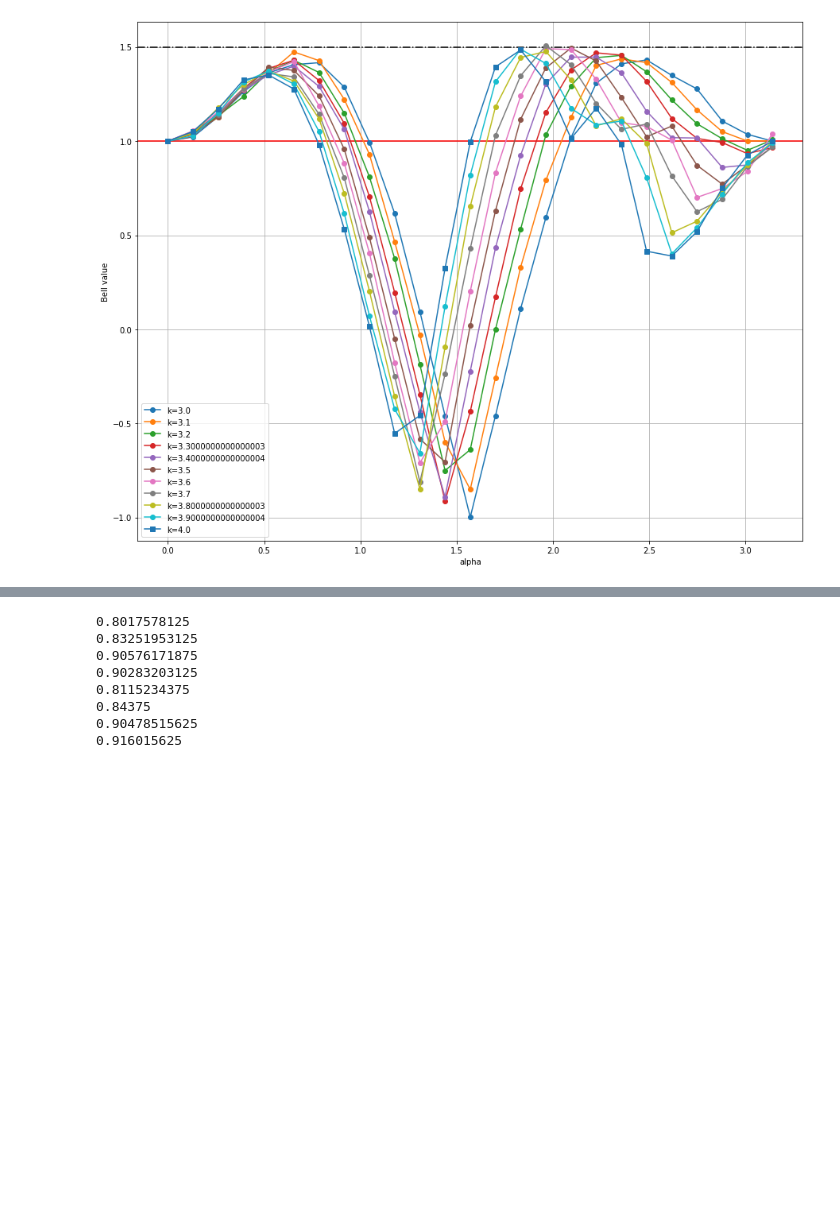
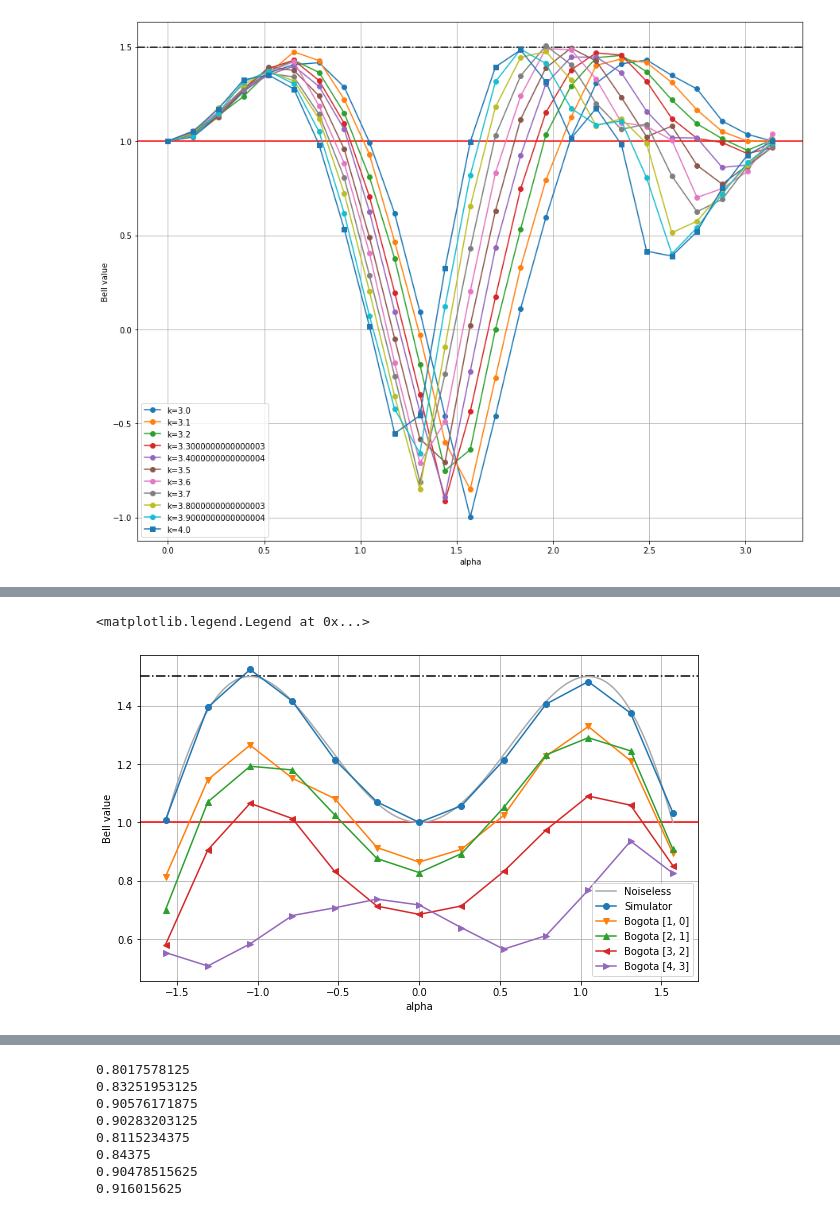
Before and after one commit to RyoKurama/BellInequality, a Jupyter notebook: Bell integrated.ipynb, the cells around one changed output, grey strips where cells are left out. Cells and saved outputs as stored; diff of their text form; code cells hidden in the pictures; blank space fills up the shorter version.

```diff
--- a/Bell integrated.ipynb
+++ b/Bell integrated.ipynb
@@ -506,0 +557,25 @@ ax3.legend()
+# %%
+# 2d plot
+fig4 = plt.figure(figsize = (10, 6))
+ax4 = plt.axes()
+
+ax4.axhline(y=1, color='r', linestyle='-')
+ax4.axhline(y=1.5, color='k', linestyle='-.')
+
+ax4.plot(x1000, z_noiseless1000, "-", color = "darkgray", label = "Noiseless")
+ax4.plot(x, z_simulator, "o-", label = "Simulator")
+#ax4.plot(x, z_edge_bogota[0], "1-", label = "Bogota [0, 1]")
+#ax4.plot(x, z_edge_bogota[1], "2-", label = "Bogota [1, 2]")
+#ax4.plot(x, z_edge_bogota[2], "3-", label = "Bogota [2, 3]")
+#ax4.plot(x, z_edge_bogota[3], "4-", label = "Bogota [3, 4]")
+ax4.plot(x, z_edge_bogota[1], "v-", label = "Bogota [1, 0]")
+ax4.plot(x, z_edge_bogota[3], "^-", label = "Bogota [2, 1]")
+ax4.plot(x, z_edge_bogota[5], "<-", label = "Bogota [3, 2]")
+ax4.plot(x, z_edge_bogota[7], ">-", label = "Bogota [4, 3]")
+ax4.set_xlabel('alpha')
+ax4.set_ylabel('Bell value')
+plt.grid(which='major',axis='both')
+ax4.legend()
+# %% [output]
+<matplotlib.legend.Legend at 0x...>
+[figure, added]
```
Also changed, not shown: parts of 32 cells of this notebook, 1 other file.
